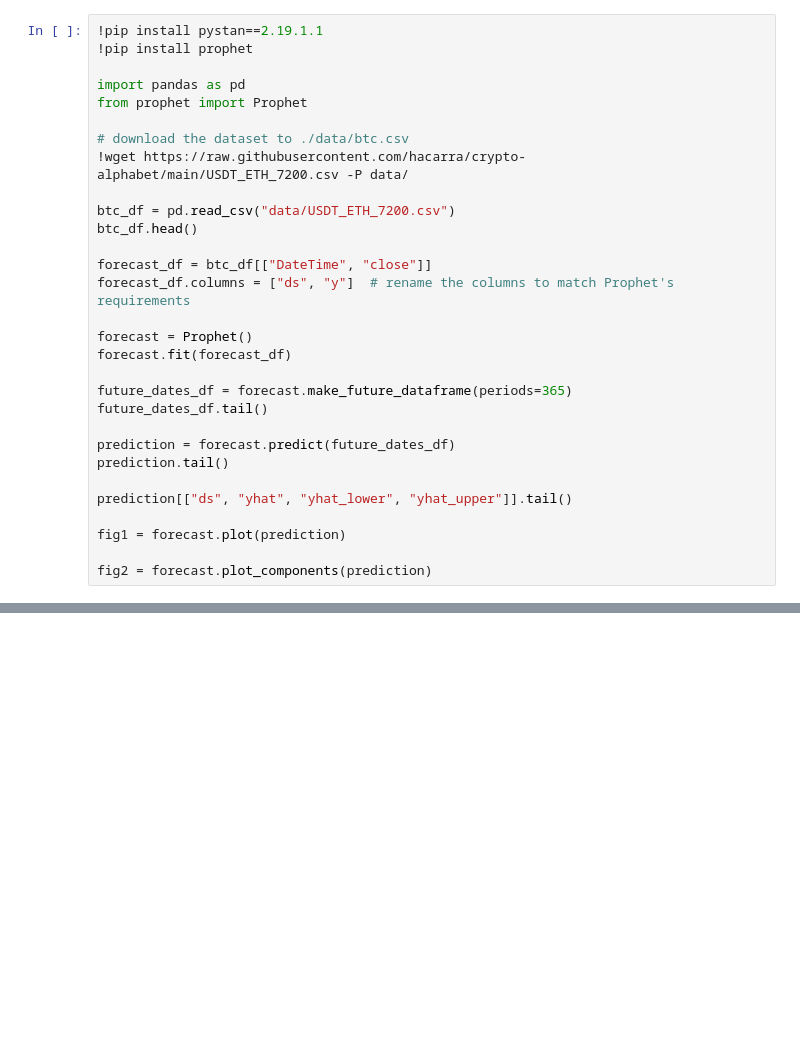
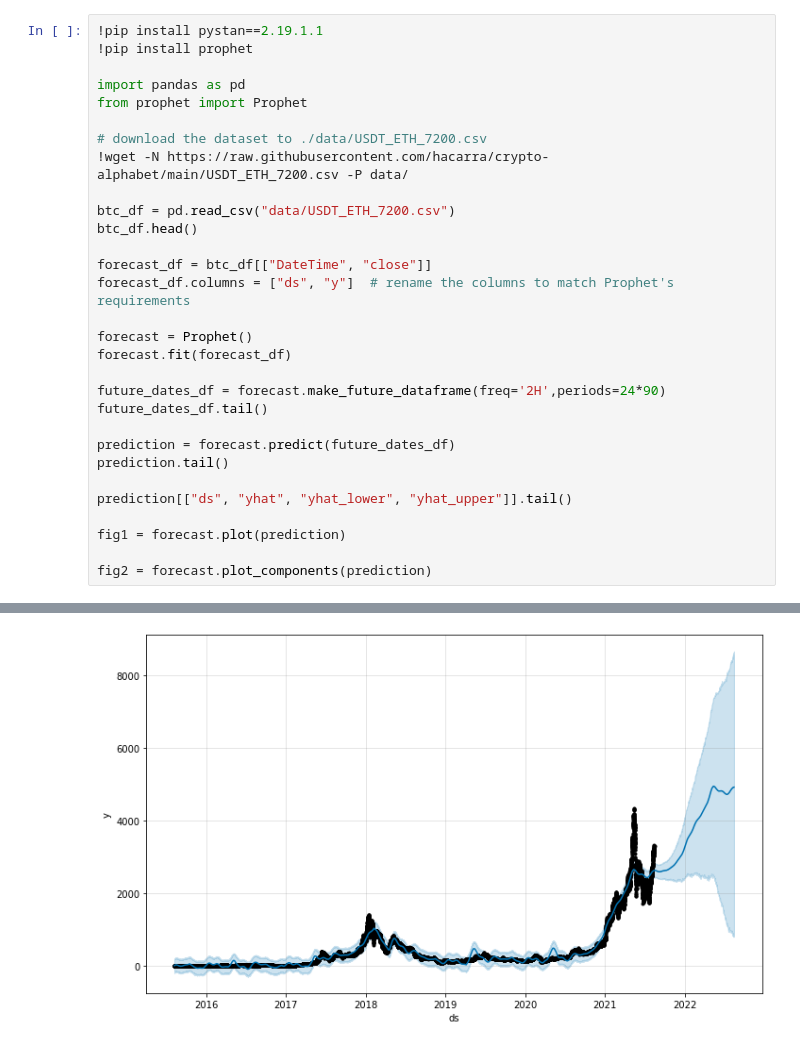
Before and after one commit to hacarra/crypto-alphabet, a Jupyter notebook: prophet.ipynb, the cells around one changed output, grey strips where cells are left out. Saved outputs shown, nothing was run; the diff lists cells and outputs as text; blank space fills up the shorter version.

```diff
--- a/prophet.ipynb
+++ b/prophet.ipynb
@@ -7,8 +7,8 @@
 import pandas as pd
 from prophet import Prophet
 
-# download the dataset to ./data/btc.csv
-!wget https://raw.githubusercontent.com/hacarra/crypto-alphabet/main/USDT_ETH_7200.csv -P data/
+# download the dataset to ./data/USDT_ETH_7200.csv
+!wget -N https://raw.githubusercontent.com/hacarra/crypto-alphabet/main/USDT_ETH_7200.csv -P data/
 
 btc_df = pd.read_csv("data/USDT_ETH_7200.csv")
 btc_df.head()
@@ -19,7 +19,7 @@ forecast_df.columns = ["ds", "y"]  # rename the columns to match Prophet's requi
 forecast = Prophet()
 forecast.fit(forecast_df)
 
-future_dates_df = forecast.make_future_dataframe(periods=365)
+future_dates_df = forecast.make_future_dataframe(freq='2H',periods=24*90)
 future_dates_df.tail()
 
 prediction = forecast.predict(future_dates_df)
@@ -30,3 +30,4 @@ prediction[["ds", "yhat", "yhat_lower", "yhat_upper"]].tail()
 fig1 = forecast.plot(prediction)
 
 fig2 = forecast.plot_components(prediction)
+# %% [output]
@@ -32,0 +51 @@ fig2 = forecast.plot_components(prediction)
+[figure, added]
```
Also changed, not shown: parts of 2 cells of this notebook.
